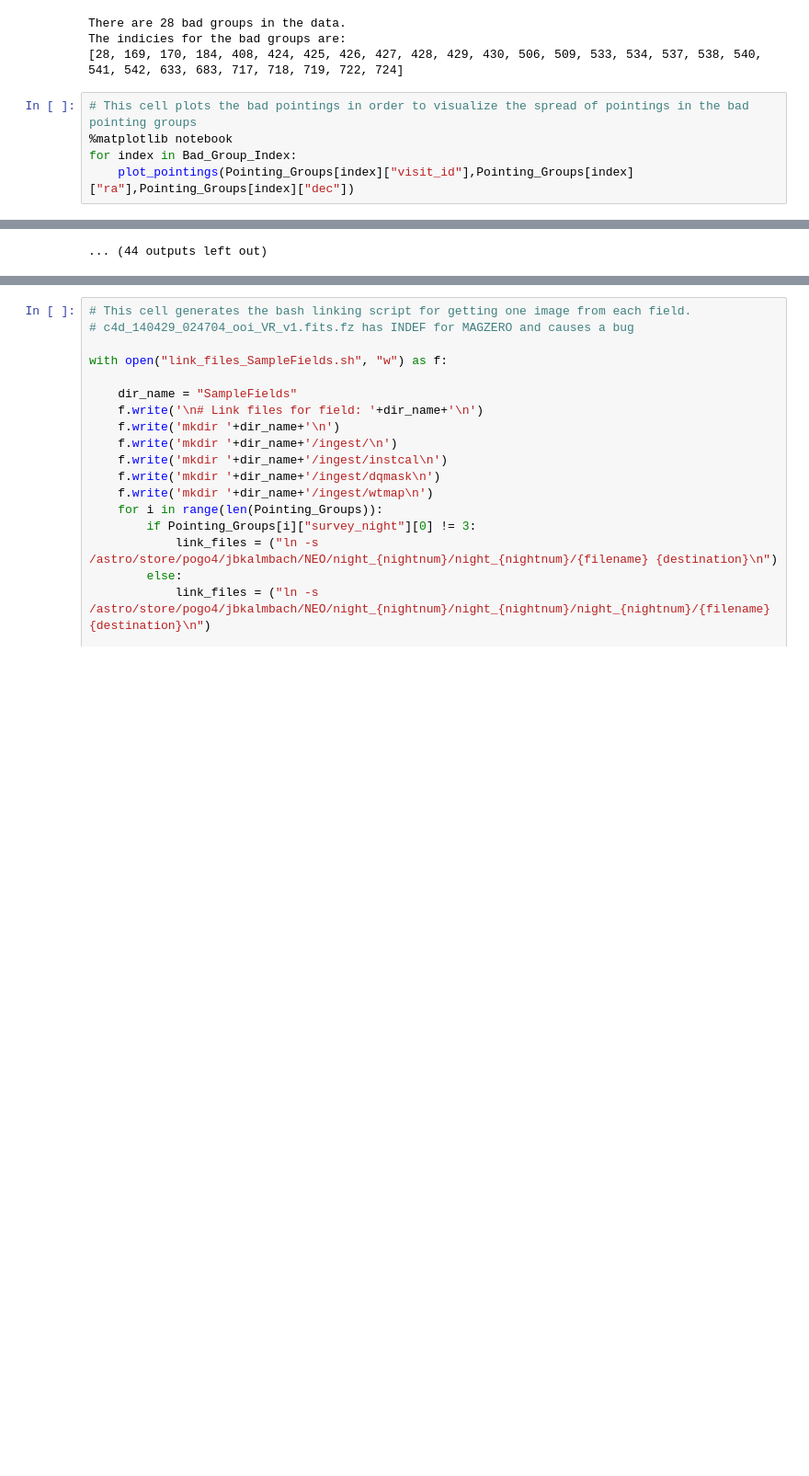
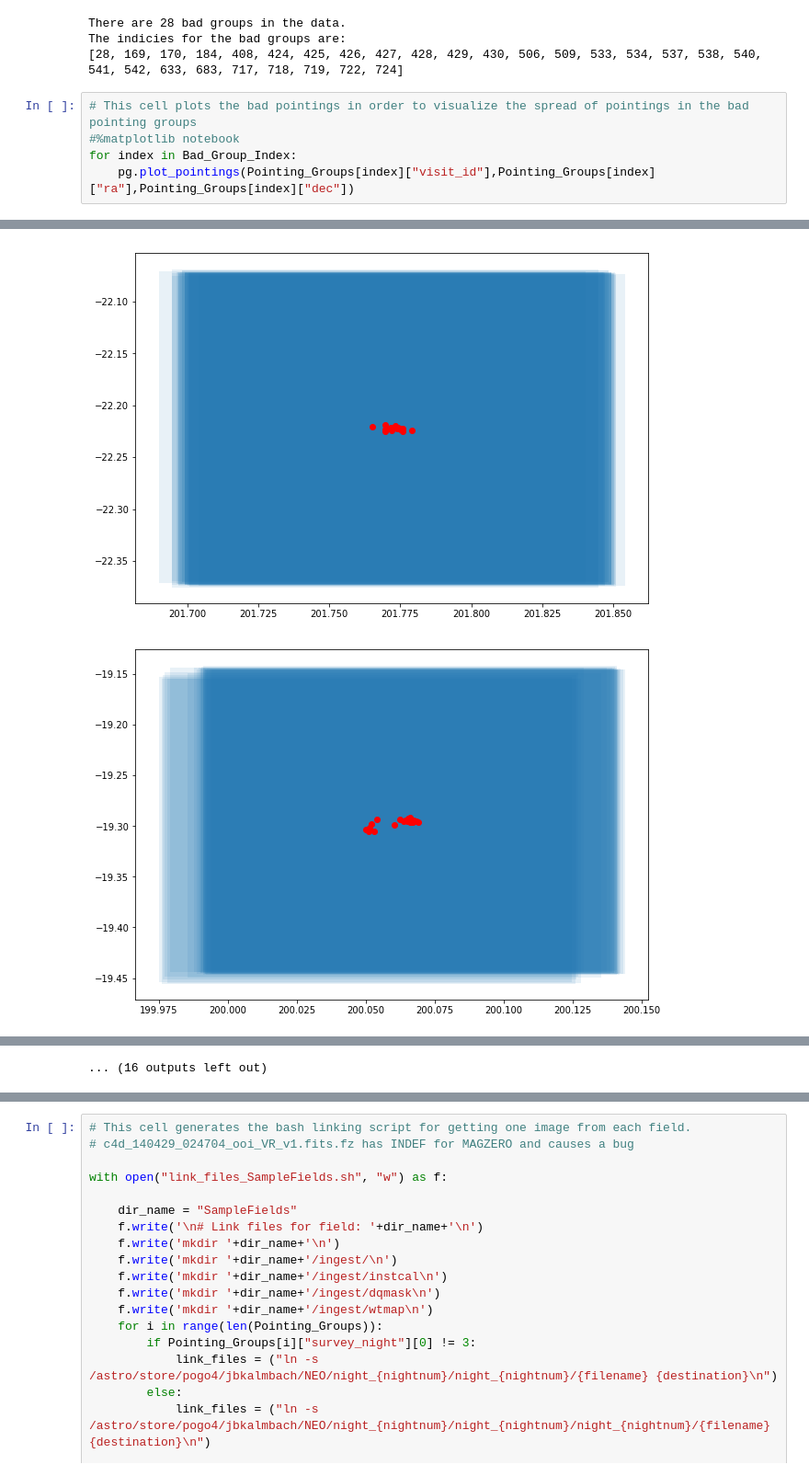
Before and after one commit to smotherh/KBMOD_paper2_data_preperation, a Jupyter notebook: pointing_metadata/NEO_Fields.ipynb, the cells around one changed output, grey strips where cells are left out. Shown at 92% size. Cells and saved outputs as stored; diff of their text form; blank space fills up the shorter version.

```diff
--- a/pointing_metadata/NEO_Fields.ipynb
+++ b/pointing_metadata/NEO_Fields.ipynb
@@ -122,7 +98,7 @@ The indicies for the bad groups are:
 [28, 169, 170, 184, 408, 424, 425, 426, 427, 428, 429, 430, 506, 509, 533, 534, 537, 538, 540, 541, 542, 633, 683, 717, 718, 719, 722, 724]
 # %%
 # This cell plots the bad pointings in order to visualize the spread of pointings in the bad pointing groups
-%matplotlib notebook
+#%matplotlib notebook
 for index in Bad_Group_Index:
-    plot_pointings(Pointing_Groups[index]["visit_id"],Pointing_Groups[index]["ra"],Pointing_Groups[index]["dec"])
+    pg.plot_pointings(Pointing_Groups[index]["visit_id"],Pointing_Groups[index]["ra"],Pointing_Groups[index]["dec"])
 # %% [output]
@@ -140,0 +105,2 @@ for index in Bad_Group_Index:
+[figure, added]
+[figure, added]
@@ -141,2 +117,2 @@ for index in Bad_Group_Index:
-... (44 outputs left out)
+... (16 outputs left out)
 # %%
```
Also changed, not shown: parts of 15 cells of this notebook, 1 other file.
